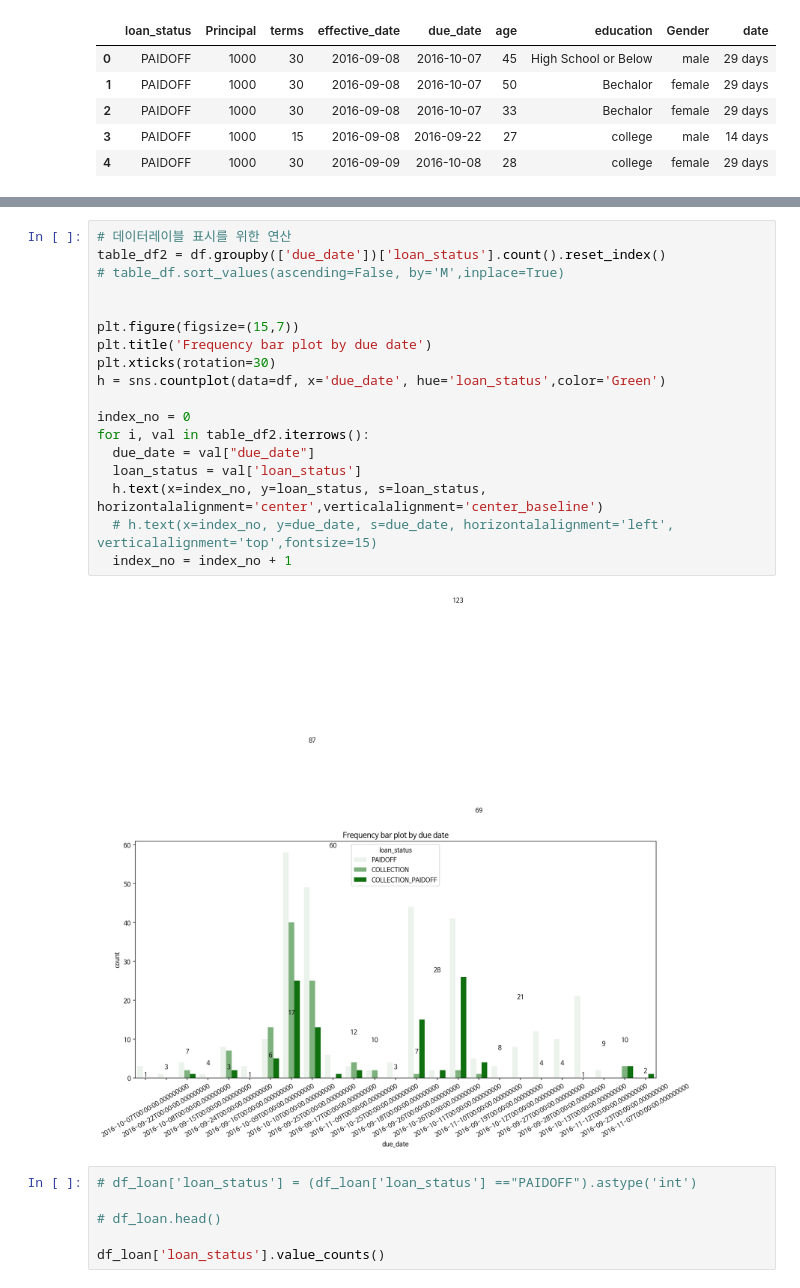
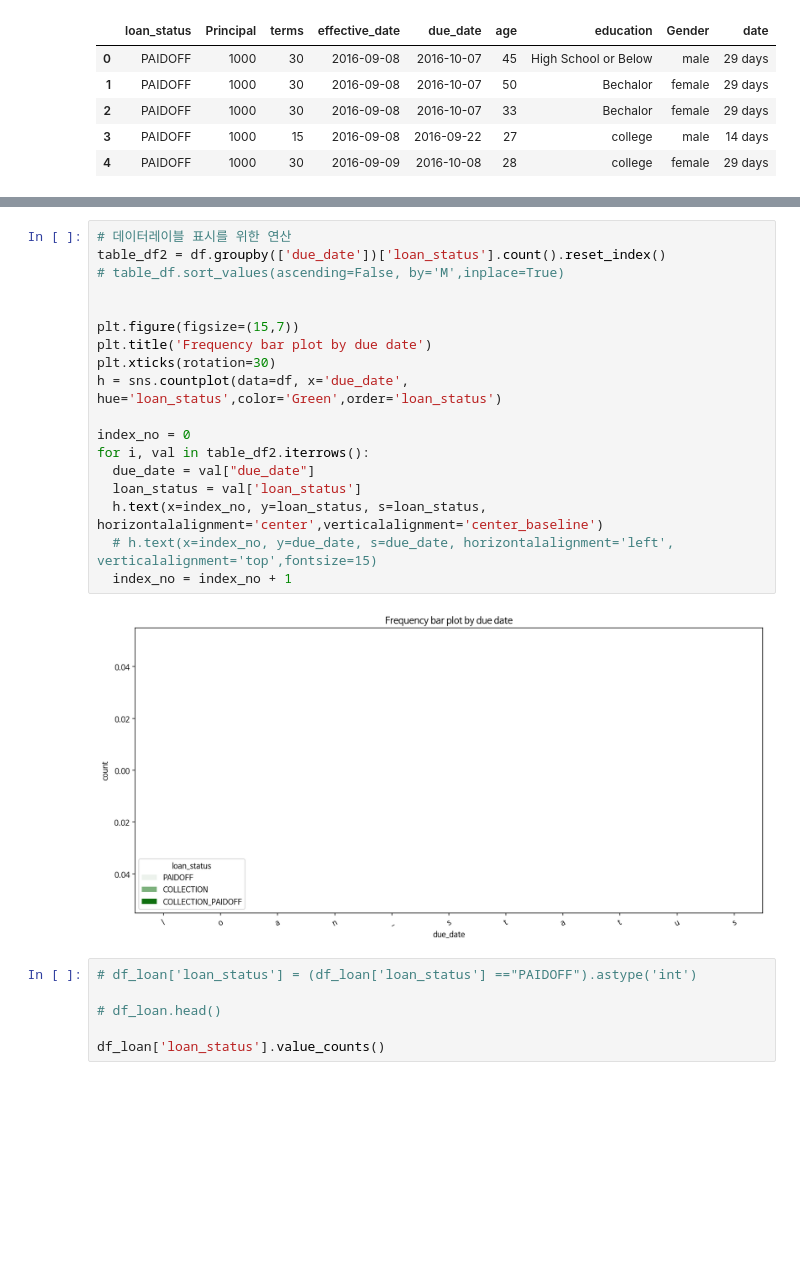
Before and after one commit to seonwoojh/KaggleStruggle, a Jupyter notebook: Kaggle_Loan_Data_Classification.ipynb, the cells around one changed output, grey strips where cells are left out. Drawn from its saved outputs; the diff is of its cells as text; blank space fills up the shorter version.

```diff
--- a/Kaggle_Loan_Data_Classification.ipynb
+++ b/Kaggle_Loan_Data_Classification.ipynb
@@ -285,23 +314,23 @@ df.head()
 # %%
 # 데이터레이블 표시를 위한 연산
 table_df2 = df.groupby(['due_date'])['loan_status'].count().reset_index()
 # table_df.sort_values(ascending=False, by='M',inplace=True)
 
 
 plt.figure(figsize=(15,7))
 plt.title('Frequency bar plot by due date')
 plt.xticks(rotation=30)
-h = sns.countplot(data=df, x='due_date', hue='loan_status',color='Green')
+h = sns.countplot(data=df, x='due_date', hue='loan_status',color='Green',order='loan_status')
 
 index_no = 0
 for i, val in table_df2.iterrows():
   due_date = val["due_date"]
   loan_status = val['loan_status']
   h.text(x=index_no, y=loan_status, s=loan_status, horizontalalignment='center',verticalalignment='center_baseline')
   # h.text(x=index_no, y=due_date, s=due_date, horizontalalignment='left', verticalalignment='top',fontsize=15)
   index_no = index_no + 1
 # %% [output]
-[figure, old version]
+[figure, new version]
 # %%
 # df_loan['loan_status'] = (df_loan['loan_status'] =="PAIDOFF").astype('int')
 
```
Also changed, not shown: parts of 8 cells of this notebook.
